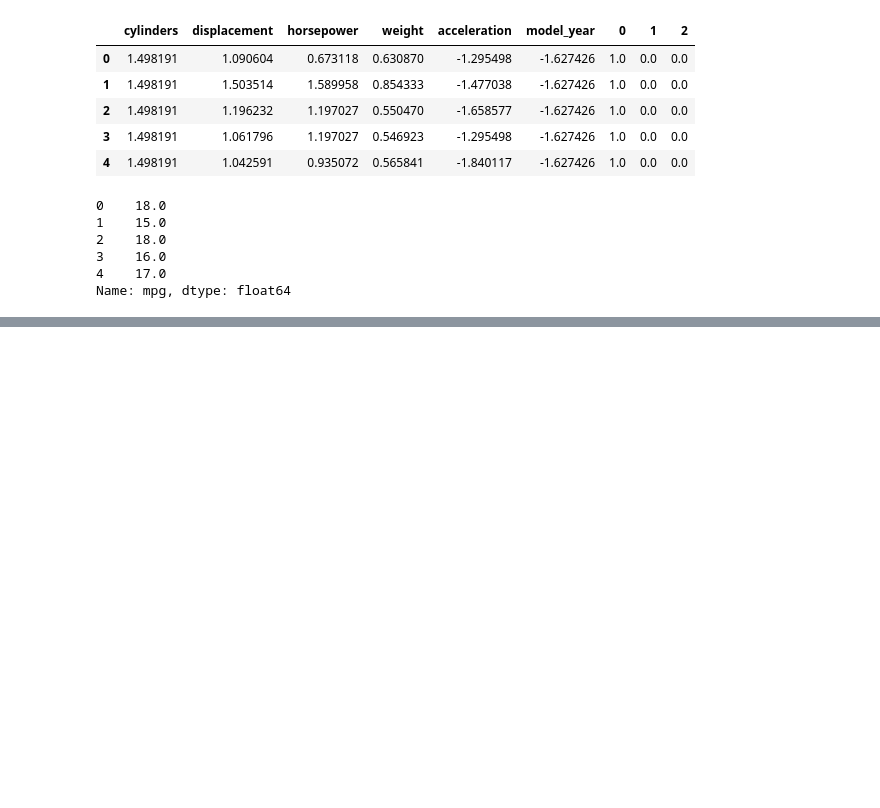
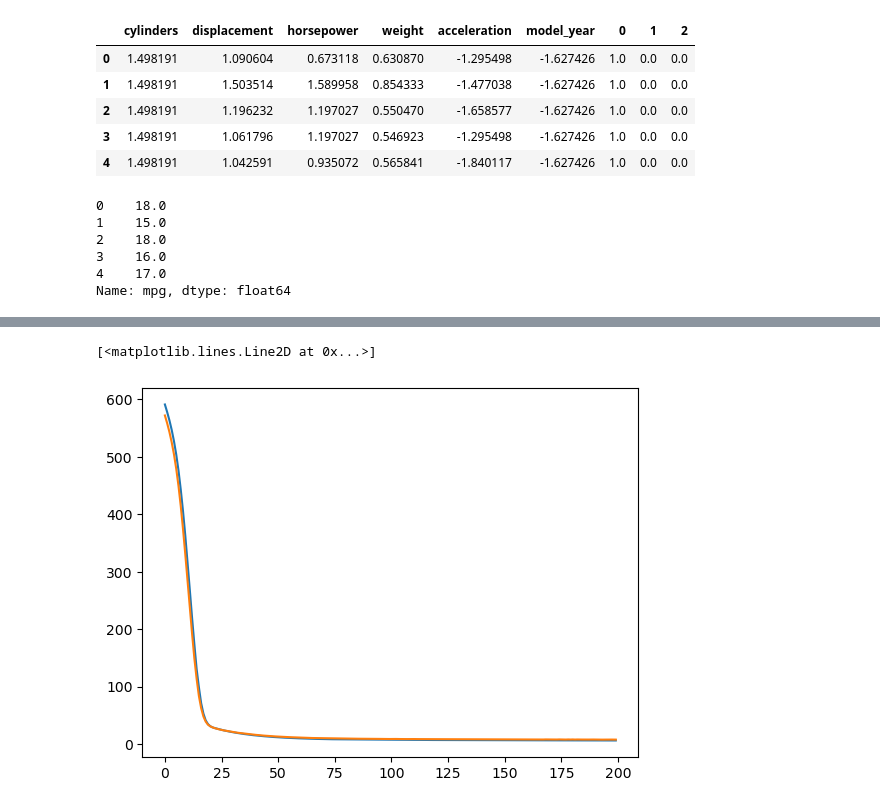
Before and after one commit to raniaelhagin/AI-IoT-NTI-1m-Projects, a Jupyter notebook: 4_mpg_prediction_nn.ipynb, the cells around one changed output, grey strips where cells are left out. Saved outputs shown, nothing was run; the diff lists cells and outputs as text; code cells hidden in the pictures; blank space fills up the shorter version.

```diff
--- a/4_mpg_prediction_nn.ipynb
+++ b/4_mpg_prediction_nn.ipynb
@@ -272,0 +290,7 @@ Epoch 100/100
+# %%
+mlp = Sequential()
+mlp.add(Dense(16, input_dim=9, activation="relu"))
+mlp.add(Dense(8, activation="relu"))
+mlp.add(Dense(4, activation="relu"))
+mlp.add(Dense(1))
+mlp.summary()
@@ -272,0 +315,3 @@ Epoch 100/100
+# %%
+mlp.compile(loss="mse", optimizer="adam", metrics="mae")
+result_mlp = mlp.fit(X_train, y_train, epochs=200, validation_data=(X_test, y_test), verbose=1)
@@ -272,0 +343,6 @@ Epoch 100/100
+# %%
+plt.plot(result_mlp.history["loss"])
+plt.plot(result_mlp.history["val_loss"])
+# %% [output]
+[<matplotlib.lines.Line2D at 0x...>]
+[figure, added]
```
Also changed, not shown: parts of 10 cells of this notebook.
